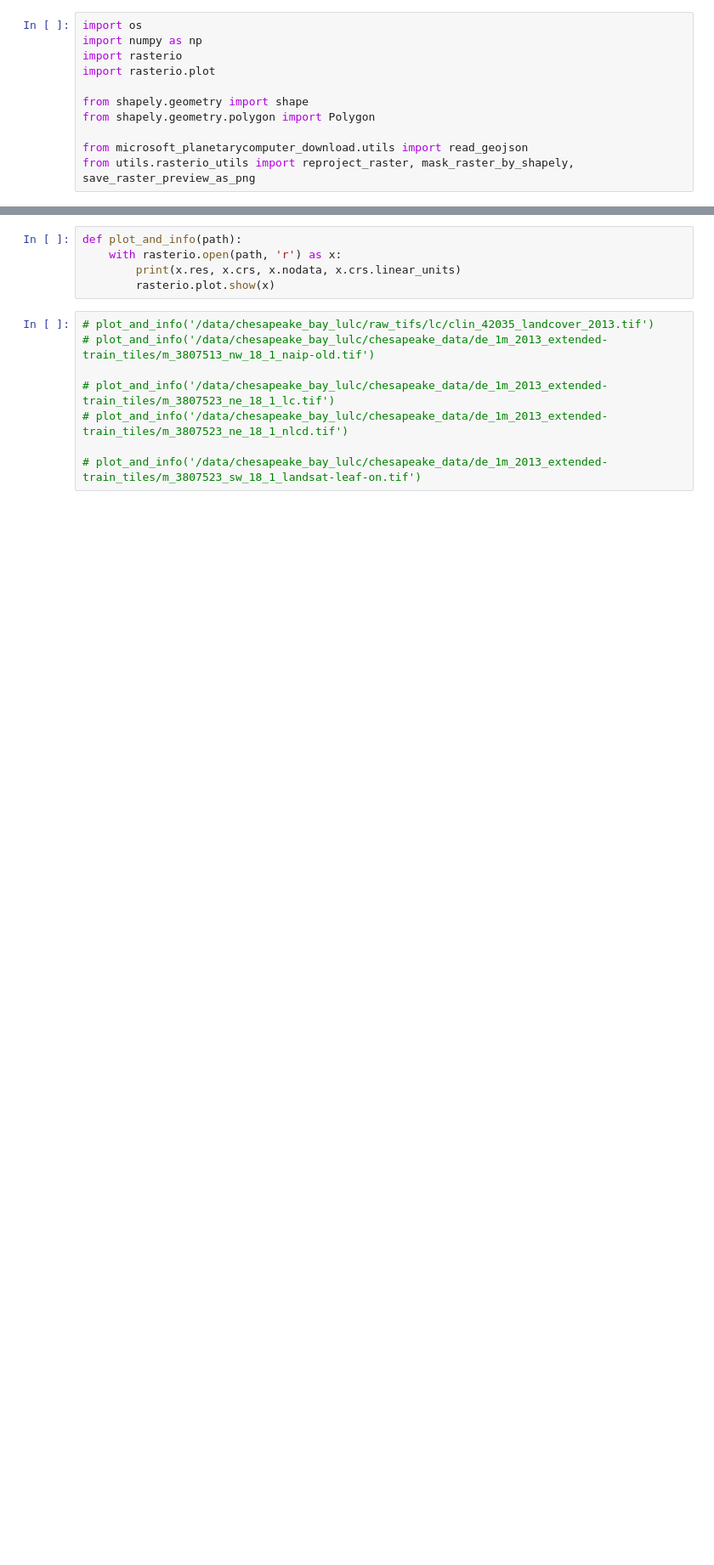
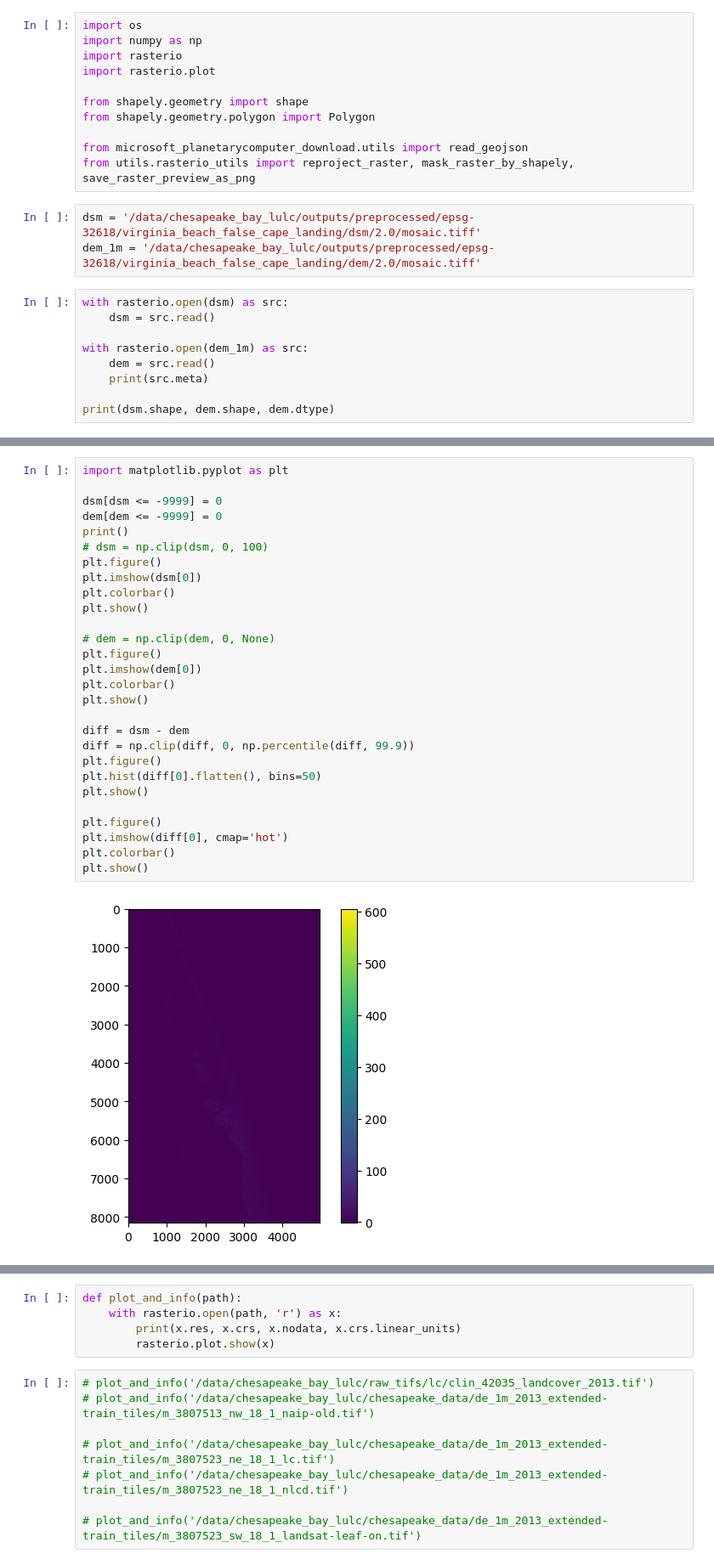
Before and after one commit to connorlee77/aerial-auto-segment, a Jupyter notebook: playground.ipynb, the cells around one changed output, grey strips where cells are left out. Shown at 85% size. Drawn from its saved outputs; the diff is of its cells as text; blank space fills up the shorter version.

```diff
--- a/playground.ipynb
+++ b/playground.ipynb
@@ -9,3 +9,15 @@ from shapely.geometry.polygon import Polygon
 
 from microsoft_planetarycomputer_download.utils import read_geojson
 from utils.rasterio_utils import reproject_raster, mask_raster_by_shapely, save_raster_preview_as_png
+# %%
+dsm = '/data/chesapeake_bay_lulc/outputs/preprocessed/epsg-32618/virginia_beach_false_cape_landing/dsm/2.0/mosaic.tiff'
+dem_1m = '/data/chesapeake_bay_lulc/outputs/preprocessed/epsg-32618/virginia_beach_false_cape_landing/dem/2.0/mosaic.tiff'
+# %%
+with rasterio.open(dsm) as src:
+    dsm = src.read()
+
+with rasterio.open(dem_1m) as src:
+    dem = src.read()
+    print(src.meta)
+
+print(dsm.shape, dem.shape, dem.dtype)
@@ -11,0 +28,30 @@ from utils.rasterio_utils import reproject_raster, mask_raster_by_shapely, save_
+# %%
+import matplotlib.pyplot as plt
+
+dsm[dsm <= -9999] = 0
+dem[dem <= -9999] = 0
+print()
+# dsm = np.clip(dsm, 0, 100)
+plt.figure()
+plt.imshow(dsm[0])
+plt.colorbar()
+plt.show()
+
+# dem = np.clip(dem, 0, None)
+plt.figure()
+plt.imshow(dem[0])
+plt.colorbar()
+plt.show()
+
+diff = dsm - dem
+diff = np.clip(diff, 0, np.percentile(diff, 99.9))
+plt.figure()
+plt.hist(diff[0].flatten(), bins=50)
+plt.show()
+
+plt.figure()
+plt.imshow(diff[0], cmap='hot')
+plt.colorbar()
+plt.show()
+# %% [output]
+[figure, added]
```
Also changed, not shown: parts of 2 cells of this notebook, 2 other files.
